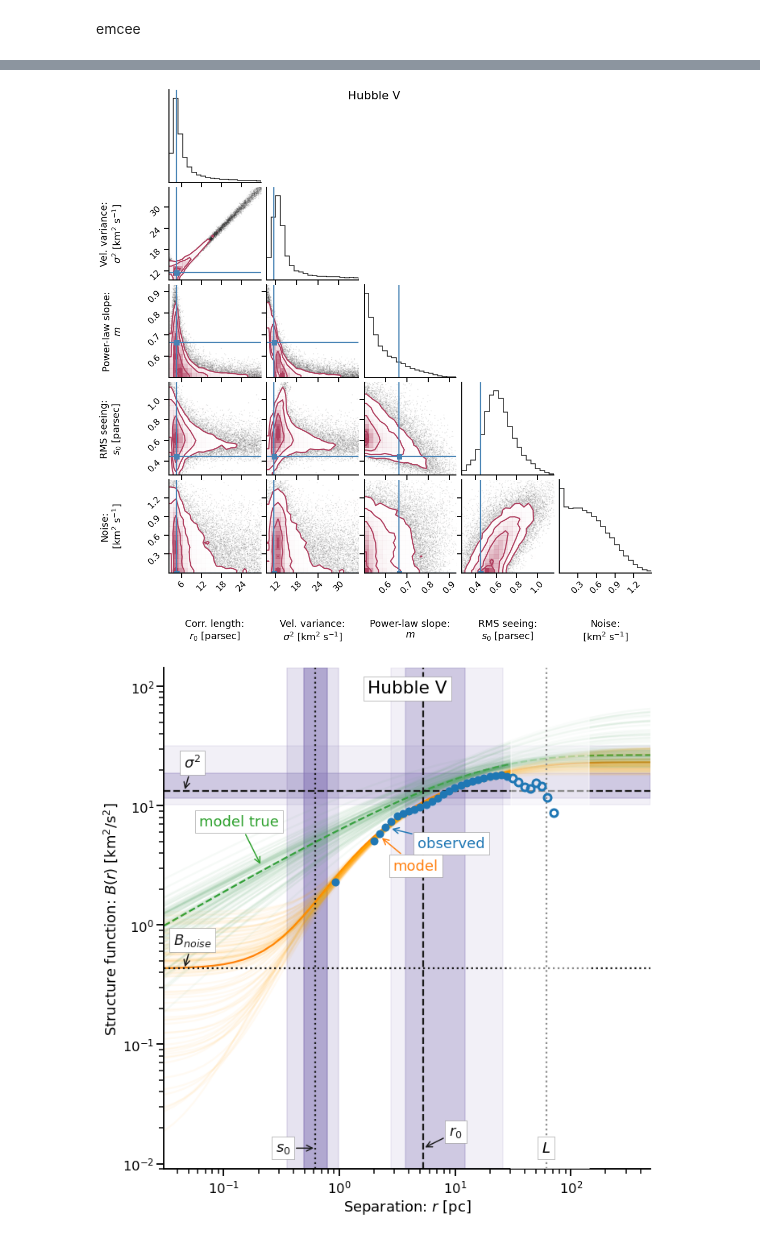
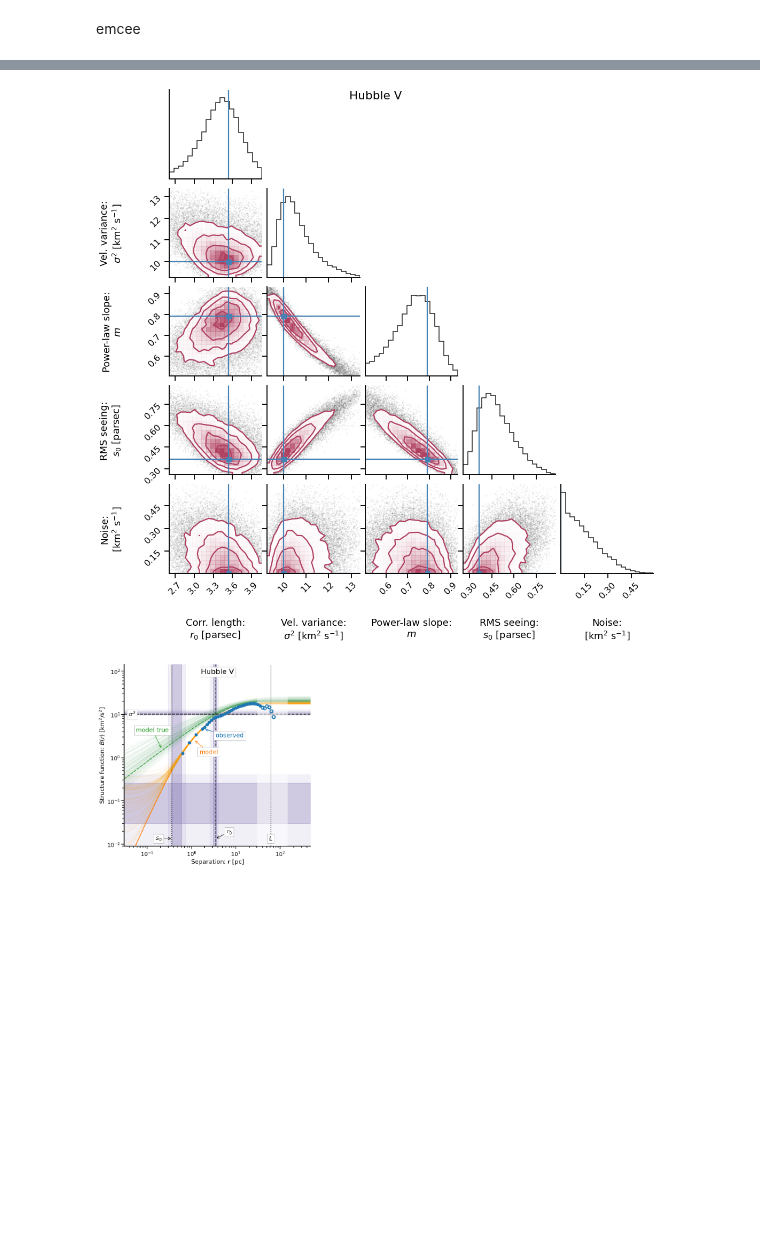
Before and after one commit to JavGVastro/PhD.Paper, a Jupyter notebook: CIHV.ipynb, the cells around one changed output, grey strips where cells are left out. Drawn from its saved outputs; the diff is of its cells as text; code cells hidden in the pictures.

Commit message:
Updated plot and fit
-Better fit following Dr. Will tweaks.

```diff
--- a/CIHV.ipynb
+++ b/CIHV.ipynb
@@ -33,10 +33,3 @@ pc =  SFresults['pc']
 pix =  SFresults['pix']
 box_size =  SFresults['box_size']
 pc_per_arcsec = pc
-# %%
-# Merge first K points
-K = 3
-r[K] = np.mean(r[:K])
-B[K] = np.mean(B[:K])
-r = r[K:]
-B = B[K:]
@@ -73,10 +73,10 @@ pd.DataFrame(model.param_hints)
 | vary | NaN | NaN | NaN | NaN | NaN | False |
 # %%
-relative_uncertainty = 0.065
+relative_uncertainty = 0.05
 weights = 1.0 / (relative_uncertainty * B)
-large_scale = r > 0.5 * box_size
+large_scale = r > 0.60 * box_size
 weights[large_scale] /= 3.0
-#weights[:3] /= 3.0
+#weights[:3] /= 2.0
 # %%
 to_fit = ~large_scale
 result = model.fit(B[to_fit], weights=weights[to_fit], r=r[to_fit])
@@ -213,9 +218,9 @@ if hasattr(result_emcee, "acor"):
 # %%
-bplot.corner_plot(result_emcee, result, name, data);
+bplot.corner_plot(result_emcee, result, name, data,data_ranges=[0.95, 0.99, 0.995, 0.995, 0.999]);
 #data_ranges=[0.95, 0.99, 0.995, 0.995, 0.999]
 # %% [output]
-[figure, old version]
+[figure, new version]
 # %%
-bplot.strucfunc_plot(result_emcee, r, B, to_fit, name, data, box_size, large_scale)
+bplot.strucfunc_plot(result_emcee, result, r, B, to_fit, name, data, box_size, large_scale)
 # %% [output]
-[figure, old version]
+[figure, new version]
```
Also changed, not shown: parts of 11 cells of this notebook.
